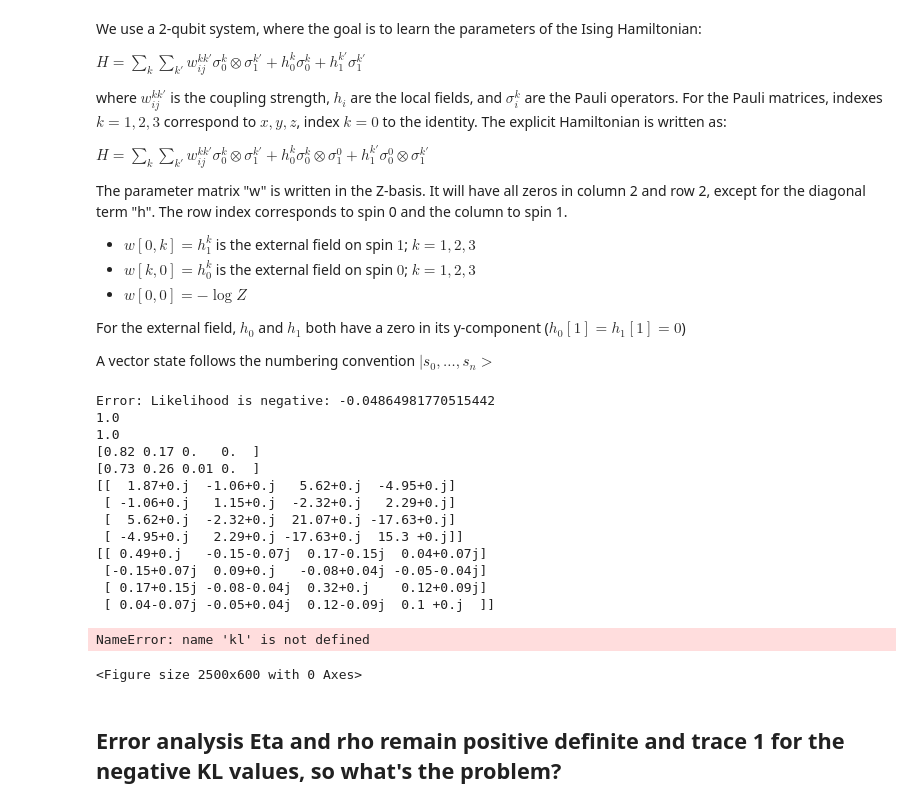
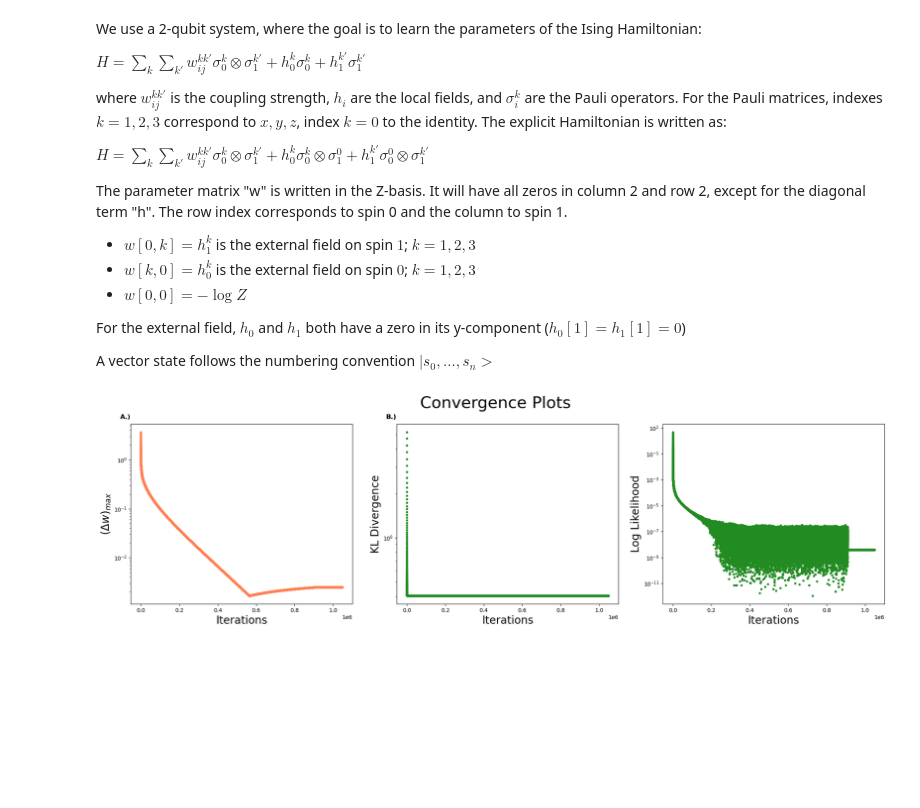
Before and after one commit to Victor-Alessandro/QBM-code, a Jupyter notebook: 2 Qubit QBM.ipynb, the cells around one changed output. Drawn from its saved outputs; the diff is of its cells as text; code cells hidden in the pictures; blank space fills up the shorter version.

```diff
--- a/2 Qubit QBM.ipynb
+++ b/2 Qubit QBM.ipynb
@@ -219,14 +179,6 @@ def quantum_boltzmann_machine(interactions, lr, maxiter, tol, random_seed, w_eta
     rho  = rho_model(w, interactions)                      # compute density matrix using ED
     obs  = observables(rho, interactions)                  # get QM statistics
 
-    error_message, error_matrix = check_density_matrices(eta, rho)
-    if error_message is not None:
-        print(error_message)
-        return error_matrix
-    error_message, error_eta, error_rho = check_kl_likelihood(eta, rho)
-    if error_message is not None:
-        print(error_message)
-        return error_eta, error_rho
 
     np.set_printoptions(precision=2, suppress=True)
 
@@ -239,18 +191,8 @@ def quantum_boltzmann_machine(interactions, lr, maxiter, tol, random_seed, w_eta
 
     while (diff > tol and it < maxiter):
         rho  = rho_model(w, interactions)                   # compute density matrix using ED
-
-        error_message, error_matrix = check_density_matrices(eta, rho)
-        if error_message is not None:
-            print(error_message)
-            return error_matrix
-        error_message, error_eta, error_rho = check_kl_likelihood(eta, rho)
-        if error_message is not None:
-            print(error_message)
-            return error_eta, error_rho
-
         obs  = observables(rho, interactions)               # get QM statistics
-        w   += lr * (obs_clamped -  obs)                    #  update parameters
+        w   += lr * (obs_clamped -  obs)                    # update parameters
 
         diff = np.max(np.abs(obs - obs_clamped))            #  evaluate differences in clamped and model statistics
         if w_eta is not None:
@@ -263,47 +205,15 @@ def quantum_boltzmann_machine(interactions, lr, maxiter, tol, random_seed, w_eta
     return w, rho,lk_list, kl_list, Wmax_list, it
 # %%
 #learning parameters
-lr       = 0.4      #  learning rate
-maxiter  = 10    #  iterations
+lr       = 0.1      #  learning rate
+maxiter  = 2**20    #  iterations
 tol      = 1e-10    #  tolerance
-random_seed = 555
+random_seed = 123
 
 interactions     = generate_interaction_matrices()     #  generate interaction matrices
 w_eta = generate_random_parameter_matrix(random_seed)
 # %%
-# w, rho, lk, kl, Wmax, it = quantum_boltzmann_machine(interactions, lr, maxiter, tol, random_seed, w_eta=w_eta, eta=None)
-
-# plot(it, lk, Wmax, title='Convergence Plots', size=10)
-# print(lk)
+w, rho, lk, kl, Wmax, it = quantum_boltzmann_machine(interactions, lr, maxiter, tol, random_seed, w_eta=w_eta, eta=None)
+plot(it, Wmax, lk, kl, title='Convergence Plots', size=10)
 # %% [output]
-Error: Likelihood is negative: -0.04864981770515442
-1.0
-1.0
-[0.82 0.17 0.   0.  ]
-[0.73 0.26 0.01 0.  ]
-[[  1.87+0.j  -1.06+0.j   5.62+0.j  -4.95+0.j]
- [ -1.06+0.j   1.15+0.j  -2.32+0.j   2.29+0.j]
- [  5.62+0.j  -2.32+0.j  21.07+0.j -17.63+0.j]
- [ -4.95+0.j   2.29+0.j -17.63+0.j  15.3 +0.j]]
-[[ 0.49+0.j   -0.15-0.07j  0.17-0.15j  0.04+0.07j]
- [-0.15+0.07j  0.09+0.j   -0.08+0.04j -0.05-0.04j]
- [ 0.17+0.15j -0.08-0.04j  0.32+0.j    0.12+0.09j]
- [ 0.04-0.07j -0.05+0.04j  0.12-0.09j  0.1 +0.j  ]]
+[figure, added]
-# %%
-fig = plt.figure(figsize=(25, 6));                           #  make plots
-
-diff = np.diff(kl)
-its= np.arange(1,it,1)
-its2= np.arange(1,it+1,1)
-ax1 = fig.add_subplot(1, 2, 1)
-ax1.scatter(its2[:10], kl[:10], s=3, marker='o', color="ForestGreen")
-
-ax2 = fig.add_subplot(1, 2, 2)
-ax2.scatter(its[1000:], diff[1000:], s=3, marker='o', color="ForestGreen")
-
-# plt.savefig('Figures/2 Qubit QBM/seed555lr04', bbox_inches='tight')
-# %% [output]
-NameError: name 'kl' is not defined
-<Figure size 2500x600 with 0 Axes>
-# %% [markdown]
-## Error analysis Eta and rho remain positive definite and trace 1 for the negative KL values, so what's the problem?
```
Also changed, not shown: parts of 5 cells of this notebook, 3 other files.
